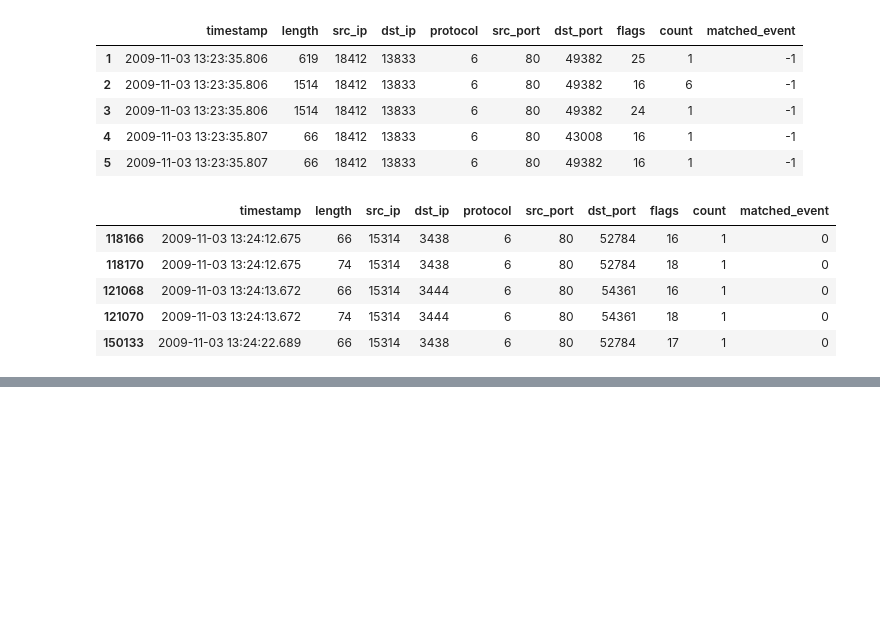
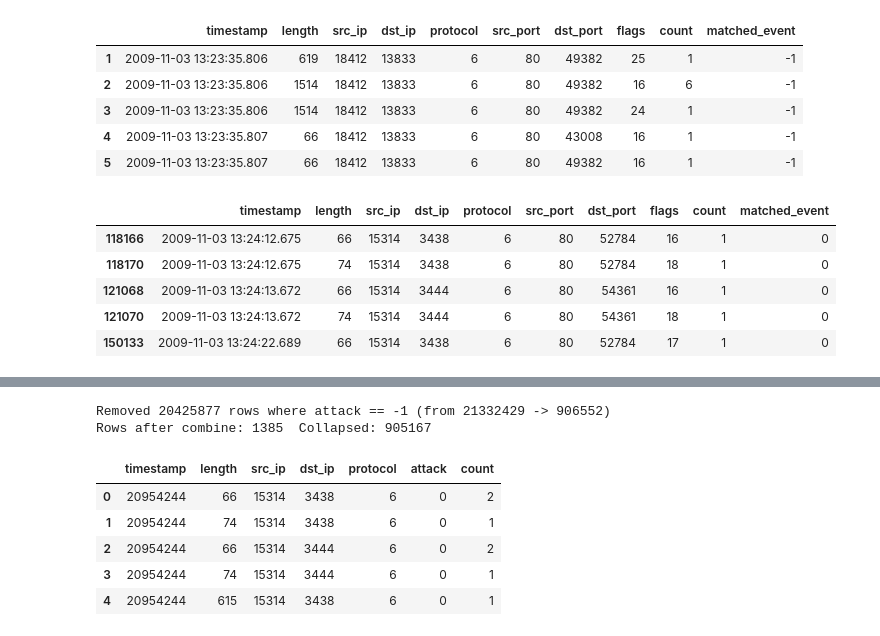
Before and after one commit to iDataVisualizationLab/tcp_timearcs, a Jupyter notebook: check.ipynb, the cells around one changed output, grey strips where cells are left out. Drawn from its saved outputs; the diff is of its cells as text; code cells hidden in the pictures; blank space fills up the shorter version.

```diff
--- a/check.ipynb
+++ b/check.ipynb
@@ -73,0 +101,40 @@ df_0.head()
+# %%
+# Remove rows with attack == -1 (or matched_event == -1) before deduplication
+df90_min = df90.copy()
+col_to_check = 'attack' if 'attack' in df90_min.columns else ('matched_event' if 'matched_event' in df90_min.columns else None)
+if col_to_check is None:
+    raise KeyError("No 'attack' or 'matched_event' column found to filter -1 values.")
+before_rows = len(df90_min)
+df90_min = df90_min[df90_min[col_to_check] != -1].copy()
+removed = before_rows - len(df90_min)
+print(f"Removed {removed} rows where {col_to_check} == -1 (from {before_rows} -> {len(df90_min)})")
+
+# represent timestamp as minutes (no seconds / milliseconds)
+df90_min['timestamp'] = df90_min['timestamp'] // 60000
+
+# Deduplicate on selected columns (ensure dupe_cols excludes 'count')
+dupe_cols = ['timestamp', 'length', 'src_ip', 'dst_ip', 'protocol', 'attack']
+
+# Build stable key and aggregate
+key_col = '__key__'
+df90_min[key_col] = pd.util.hash_pandas_object(df90_min[dupe_cols], index=False)
+first_mask = ~df90_min[key_col].duplicated()
+count_sum = df90_min.groupby(key_col, sort=False)['count'].sum()
+
+df90_minute_combined = df90_min.loc[first_mask, dupe_cols].copy()
+df90_minute_combined['count'] = df90_min.loc[first_mask, key_col].map(count_sum).values
+df90_minute_combined.reset_index(drop=True, inplace=True)
+
+print(f'Rows after combine: {len(df90_minute_combined)}  Collapsed: {len(df90_min) - len(df90_minute_combined)}')
+
+df90_minute_combined.to_csv('90min_day1_collapsed.csv', index=False)
+df90_minute_combined.head()
+# %% [output]
+Removed 20425877 rows where attack == -1 (from 21332429 -> 906552)
+Rows after combine: 1385  Collapsed: 905167
+|  | timestamp | length | src_ip | dst_ip | protocol | attack | count |
+| 0 | 20954244 | 66 | 15314 | 3438 | 6 | 0 | 2 |
+| 1 | 20954244 | 74 | 15314 | 3438 | 6 | 0 | 1 |
+| 2 | 20954244 | 66 | 15314 | 3444 | 6 | 0 | 2 |
+| 3 | 20954244 | 74 | 15314 | 3444 | 6 | 0 | 1 |
+| 4 | 20954244 | 615 | 15314 | 3438 | 6 | 0 | 1 |
```
Also changed, not shown: parts of 2 cells of this notebook, 4 other files.
